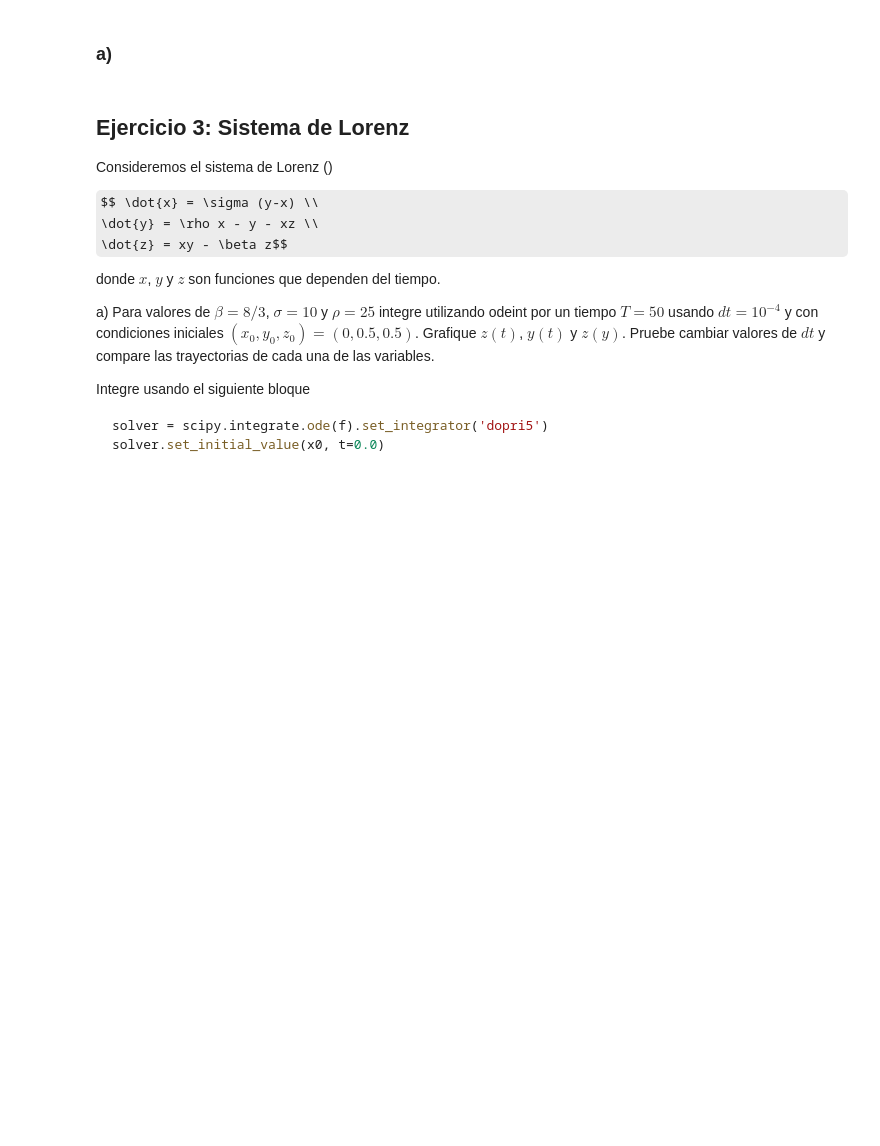
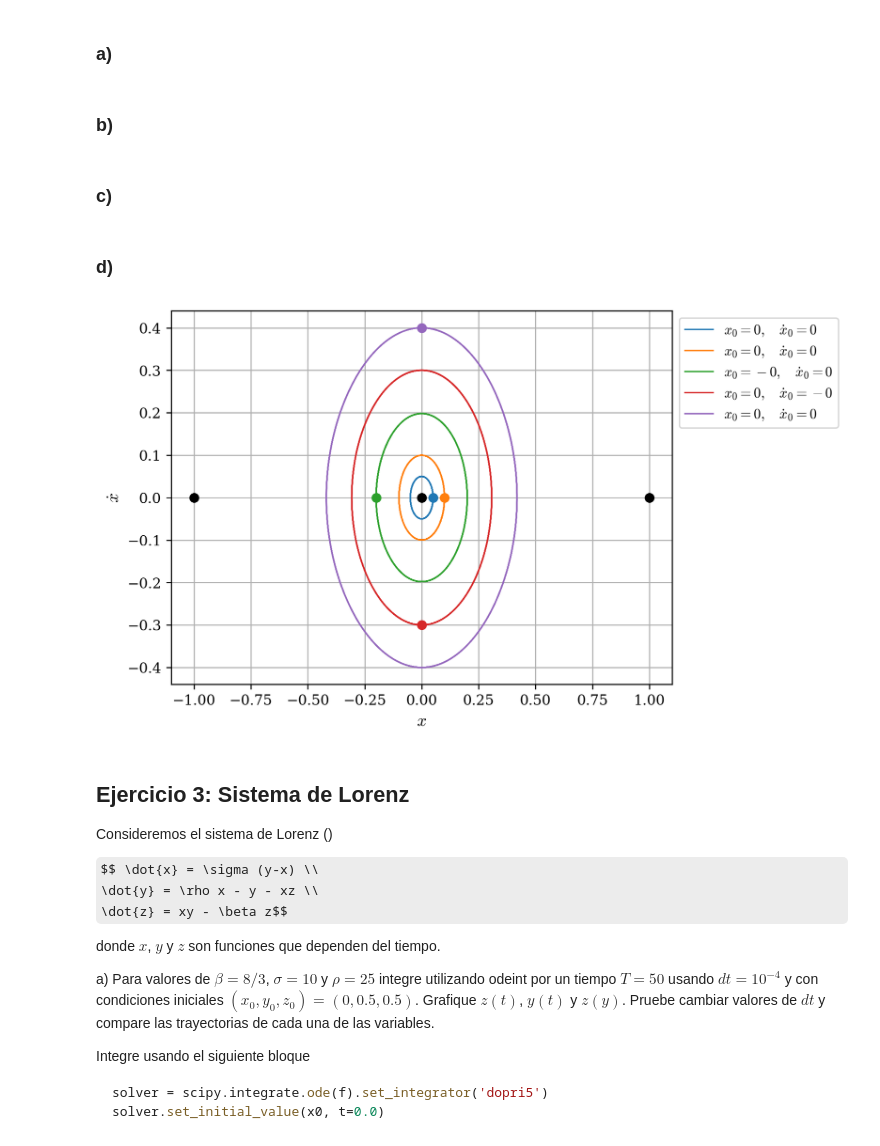
Before and after one commit to agustinbrusco/Sistemas_Complejos, a Jupyter notebook: guias/Guia1.ipynb, the cells around one changed output. Saved outputs shown, nothing was run; the diff lists cells and outputs as text; code cells hidden in the pictures; some formulas as TeX source; blank space fills up the shorter version.

Commit message:
avance duffing

```diff
--- a/guias/Guia1.ipynb
+++ b/guias/Guia1.ipynb
@@ -292,0 +281,4 @@ def duffing_func(
+# %% [markdown]
+### b)
+# %% [markdown]
+### c)
@@ -293,3 +313,41 @@ def duffing_func(
+# %% [markdown]
+### d)
+# %%
+duffing_params = dict(alpha=1, beta=-1, gamma=0, delta=0, omega=1)
+tiempo_total = 20
+balance_tolerance = 0.01
+condiciones_iniciales = {
+    "origen": np.array((0.05, 0)),
+    "derecha": np.array((0.1, 0)),
+    "izquierda": np.array((-0.2, 0)),
+    "abajo": np.array((0, -0.3)),
+    "arriba": np.array((0, 0.4)),
+}
+res_dict = {cond_tag: None for cond_tag in condiciones_iniciales.keys()}
+for cond_tag, x0 in condiciones_iniciales.items():
+    dt = 0.1
+    while res_dict[cond_tag] is None:
+        t_vals = np.arange(0, tiempo_total+dt/2, dt)
+        u, v = runge_kutta_4(duffing_func, x_0=x0, dt=dt, steps=int(tiempo_total/dt), **duffing_params).T
+        config_balance = balance(energia_duffing, variacion_teorica_duffing, u, v, dt, t=t_vals, **duffing_params)
+        if (np.abs(config_balance) < balance_tolerance).all():
+            res_dict[cond_tag] = (t_vals, u, v, dt)
+        else:
+            dt /= 2
+# %%
+fig, ax = plt.subplots(1, 1,)
+for i, (tag, resultados) in enumerate(res_dict.items()):
+    t, u, v, dt = resultados
+    ax.plot(u, v, lw=1, c=f"C{i}", label=f"$x_0 = {u[0]:.0f},\quad \dot x_0 = {v[0]:.0f}$",)
+    ax.plot(*condiciones_iniciales[tag], "o", c=f"C{i}")
+ax.plot([0, np.sqrt(-duffing_params["alpha"]/duffing_params["beta"]), -np.sqrt(-duffing_params["alpha"]/duffing_params["beta"])], [0, 0, 0], "o", c="k")
+ax.legend(loc="upper left", bbox_to_anchor=(1, 1))
+ax.grid()
+ax.set_xlabel("$x$")
+ax.set_ylabel("$\dot{x}$")
+plt.show()
+# %% [output]
+[figure, added]
 # %% [markdown]
 ## Ejercicio 3: Sistema de Lorenz
 
```
Also changed, not shown: parts of 9 cells of this notebook.
